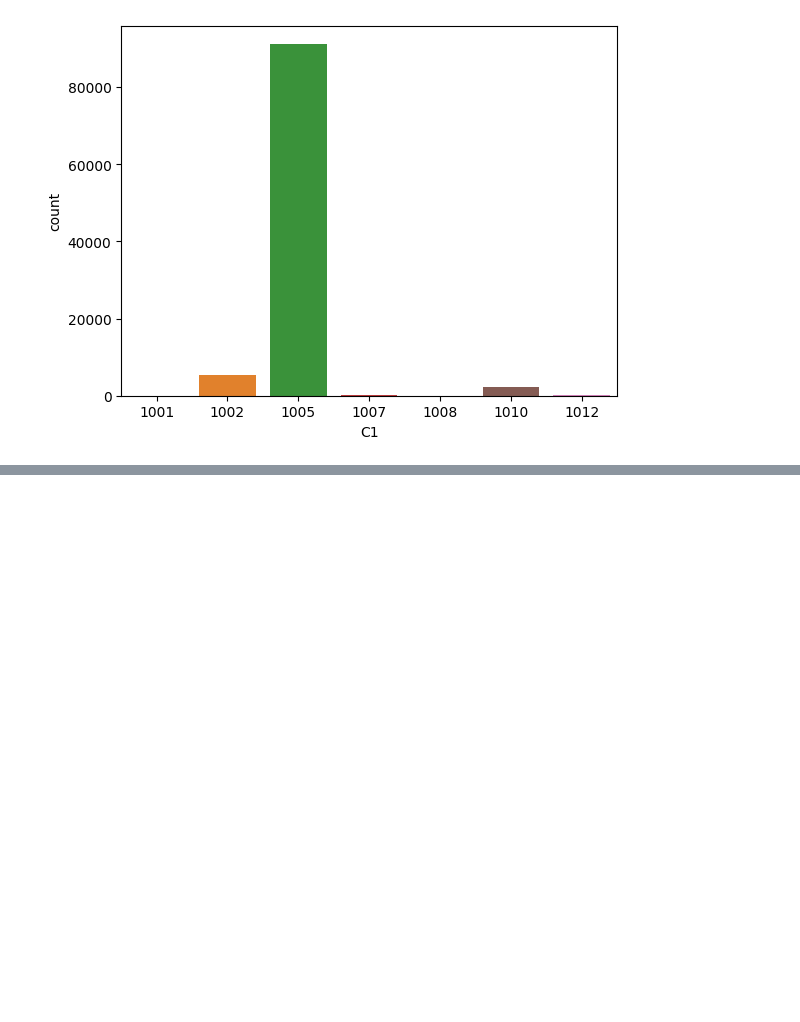
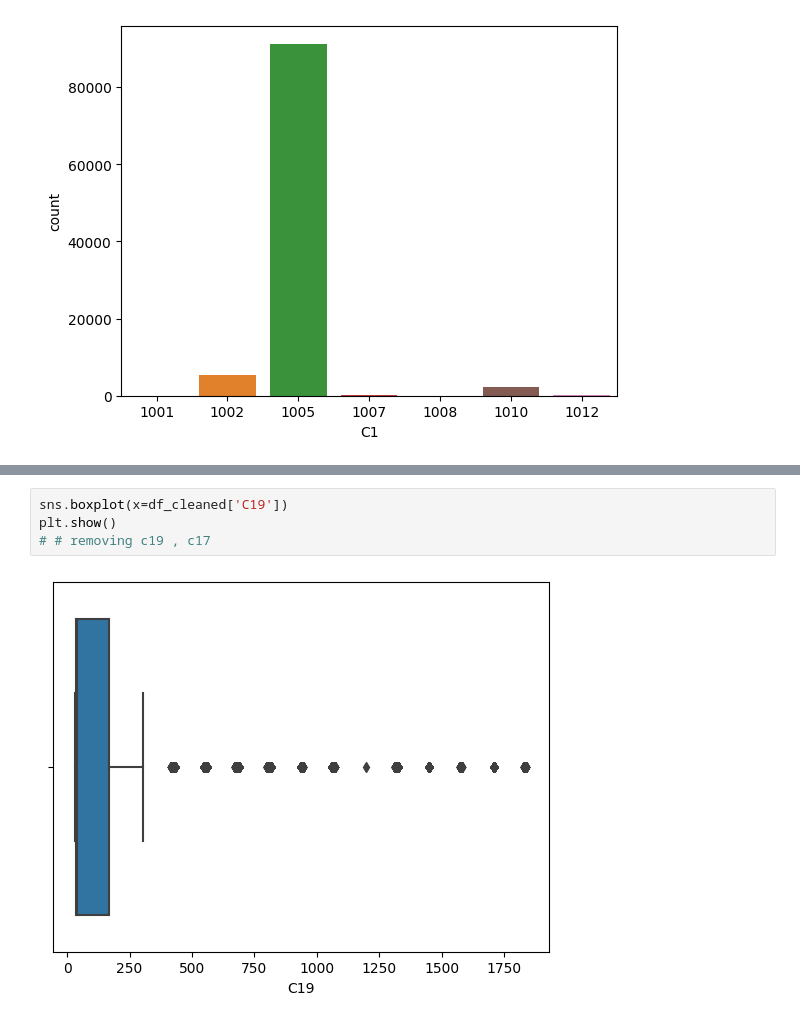
Before and after one commit to ussahil/CapstonePojectCTR, a Jupyter notebook: capstone.ipynb, the cells around one changed output, grey strips where cells are left out. Drawn from its saved outputs; the diff is of its cells as text; blank space fills up the shorter version.

```diff
--- a/capstone.ipynb
+++ b/capstone.ipynb
@@ -353,0 +455,6 @@ plt.show()
+# %%
+sns.boxplot(x=df_cleaned['C19'])
+plt.show()
+# # removing c19 , c17
+# %% [output]
+[figure, added]
```
Also changed, not shown: parts of 27 cells of this notebook, 1 other file.
